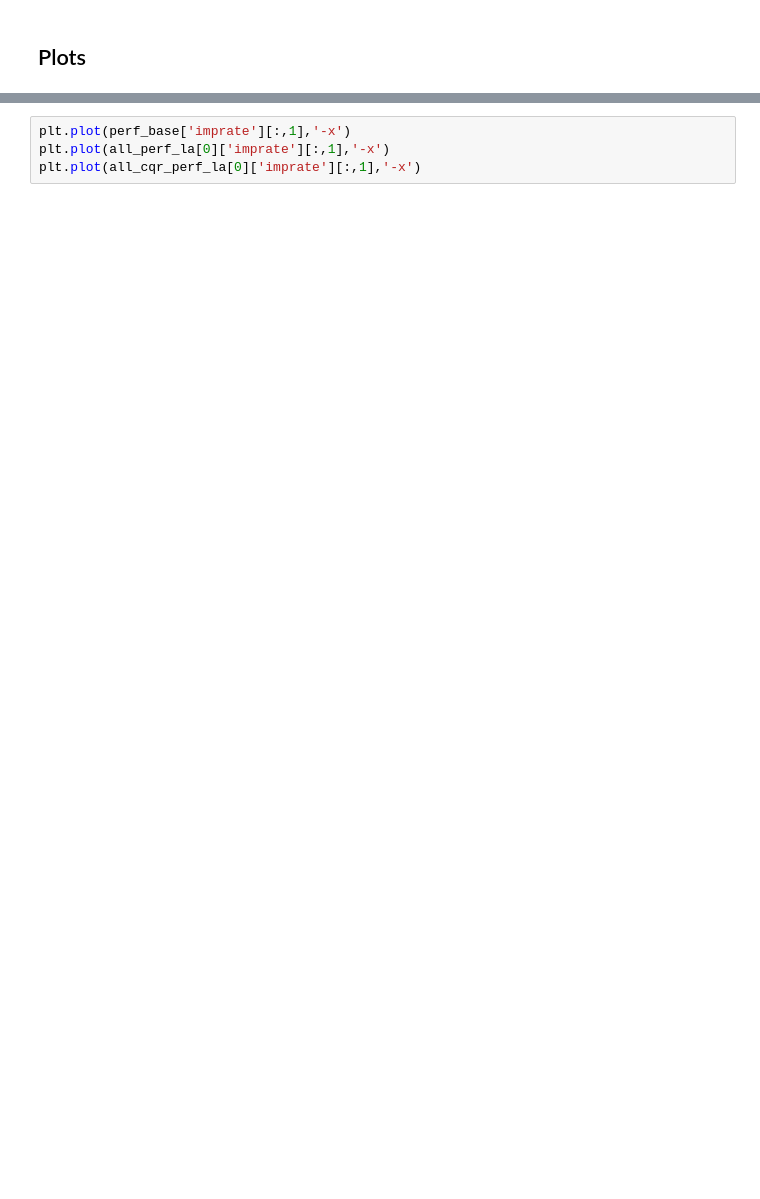
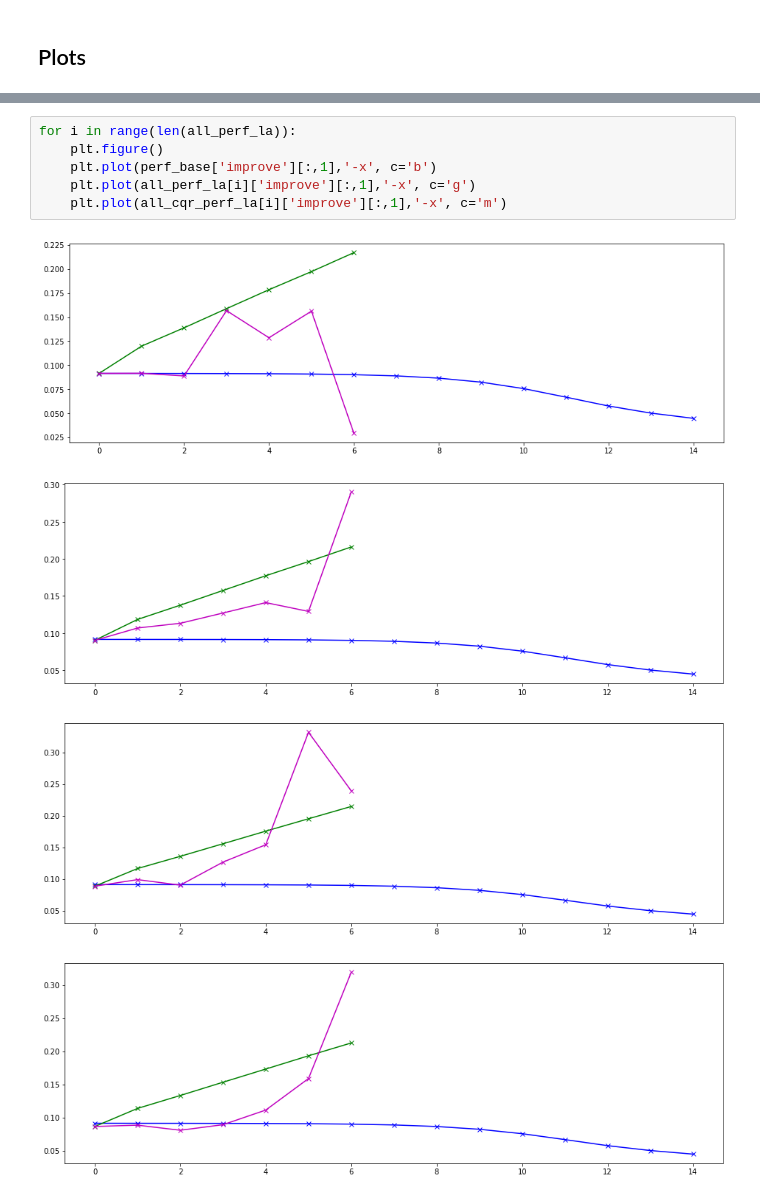
Before and after one commit to YonatanE8/LookaheadCQR, a Jupyter notebook: LookaheadCQR/cqr_lookahead/notebooks/Diabetes_mask_2-4.ipynb, the cells around one changed output, grey strips where cells are left out. Saved outputs shown, nothing was run; the diff lists cells and outputs as text; blank space fills up the shorter version.

```diff
--- a/LookaheadCQR/cqr_lookahead/notebooks/Diabetes_mask_2-4.ipynb
+++ b/LookaheadCQR/cqr_lookahead/notebooks/Diabetes_mask_2-4.ipynb
@@ -498,4 +590,11 @@ plt.show()
 # %%
-plt.plot(perf_base['imprate'][:,1],'-x')
-plt.plot(all_perf_la[0]['imprate'][:,1],'-x')
-plt.plot(all_cqr_perf_la[0]['imprate'][:,1],'-x')
+for i in range(len(all_perf_la)):
+    plt.figure()
+    plt.plot(perf_base['improve'][:,1],'-x', c='b')
+    plt.plot(all_perf_la[i]['improve'][:,1],'-x', c='g')
+    plt.plot(all_cqr_perf_la[i]['improve'][:,1],'-x', c='m')
+# %% [output]
+[figure, added]
+[figure, added]
+[figure, added]
+[figure, added]
```
Also changed, not shown: parts of 15 cells of this notebook, 5 other files.
